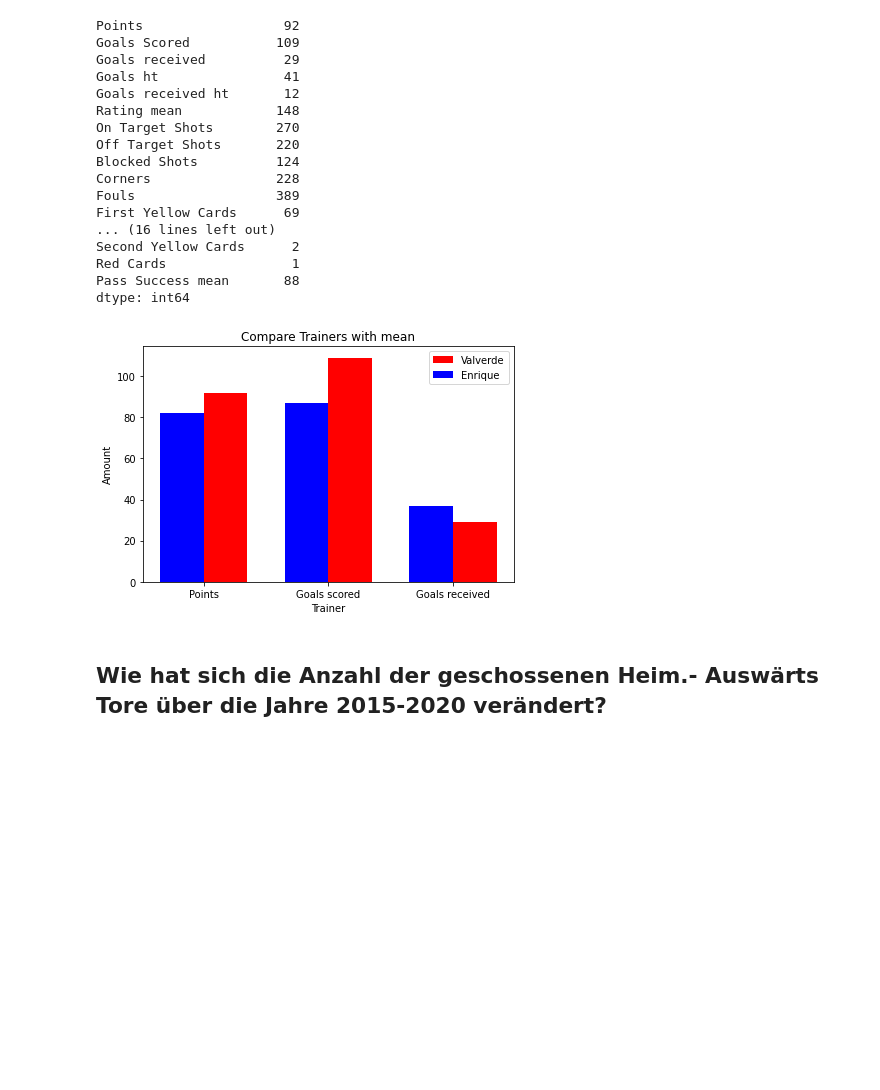
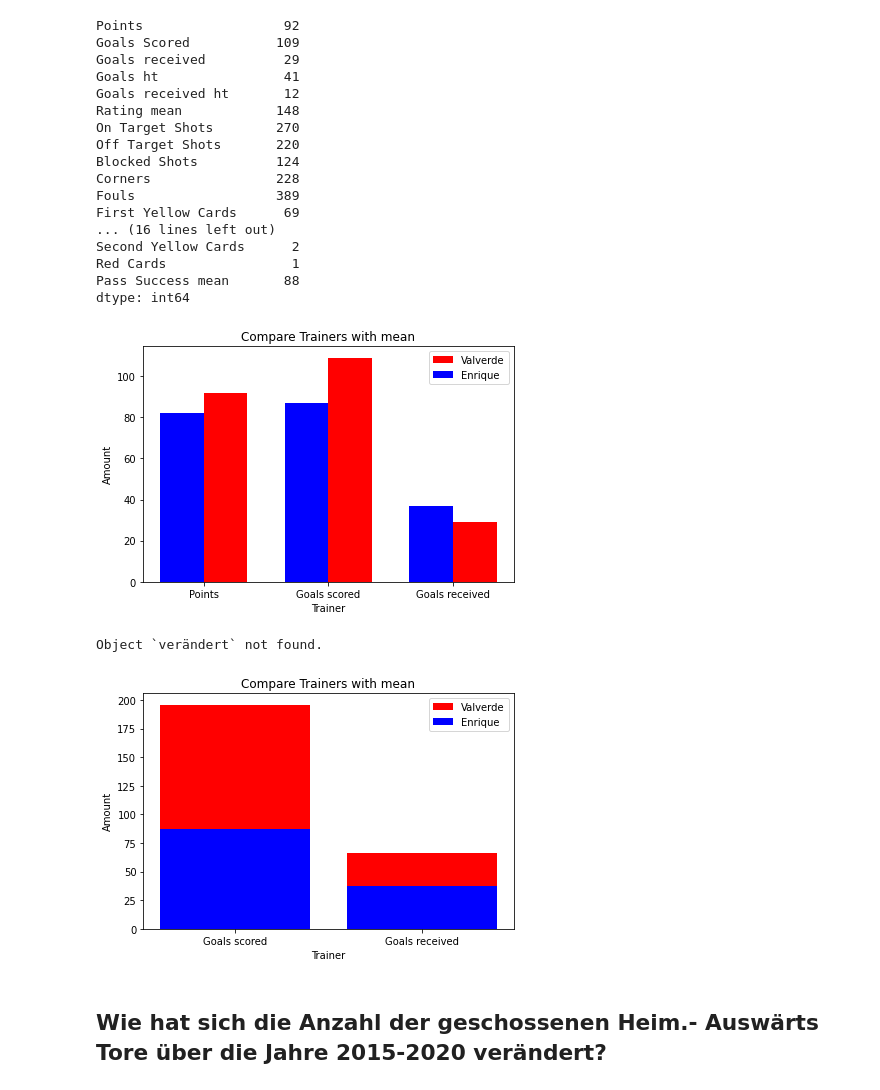
Before and after one commit to janisfroelich/gdv, a Jupyter notebook: la_liga_gdv.ipynb, the cells around one changed output. Cells and saved outputs as stored; diff of their text form; code cells hidden in the pictures; blank space fills up the shorter version.

```diff
--- a/la_liga_gdv.ipynb
+++ b/la_liga_gdv.ipynb
@@ -1151,7 +1151,6 @@ Pass Success mean       88
 dtype: int64
 # %%
 #Barchart
-n_groups = 3
 x=["Points", "Goals scored", "Goals received"]
 y_valverde = (la_liga_valverde["Points"], la_liga_valverde["Goals Scored"], la_liga_valverde["Goals received"])
 y_enrique = (la_liga_enrique["Points"], la_liga_enrique["Goals Scored"], la_liga_enrique["Goals received"])
@@ -1176,9 +1175,36 @@ plt.legend()
 plt.tight_layout()
 plt.title("Compare Trainers with mean")
 plt.show()
-•	Wie hat sich die Anzahl der geschossenen Heim.- Auswärts Tore über die Jahre 2015-2020 verändert?
 # %% [output]
 [figure]
+Object `verändert` not found.
+# %%
+x=["Goals scored", "Goals received"]
+y_valverde = (la_liga_valverde["Goals Scored"], la_liga_valverde["Goals received"])
+y_enrique = (la_liga_enrique["Goals Scored"], la_liga_enrique["Goals received"])
+
+# create plot
+fig, ax = plt.subplots()
+index = np.arange(len(x))
+bar_width = 0.35
+opacity = 0.5
+
+plt.xticks(y_valverde, x)
+ax.bar(x, y_enrique,  bottom=y_valverde, color="r", label="Valverde")
+ax.bar(x, y_valverde,  color="b", label="Enrique")
+
+ax.set_xticks(index)
+ax.set_xticklabels(x)
+
+plt.ylabel("Amount")
+plt.xlabel("Trainer")
+
+plt.legend()
+plt.tight_layout()
+plt.title("Compare Trainers with mean")
+plt.show()
+# %% [output]
+[figure, added]
 # %% [markdown]
 ## Wie hat sich die Anzahl der geschossenen Heim.- Auswärts Tore über die Jahre 2015-2020 verändert?
 # %%
```
Also changed, not shown: parts of 2 cells of this notebook.
